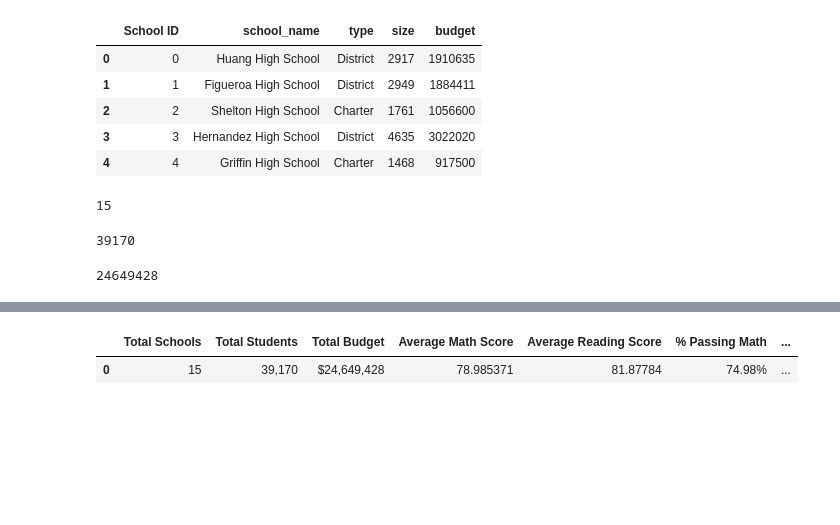
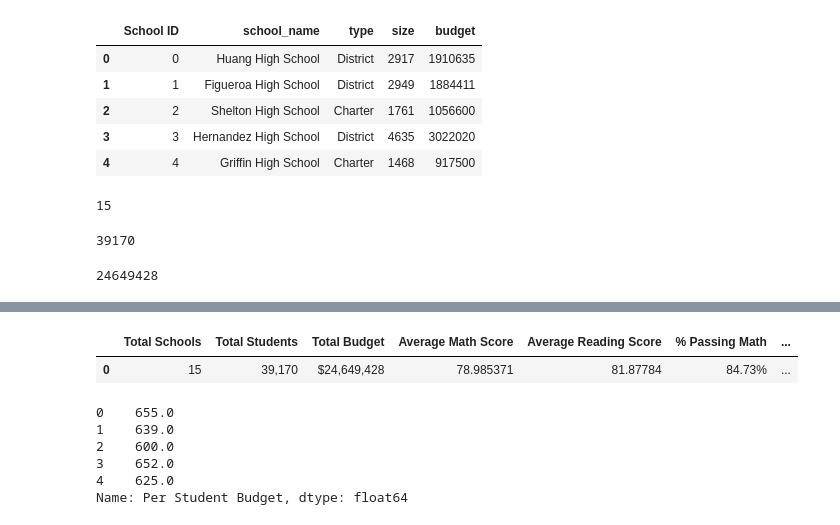
Before and after one commit to katrinan029/pandas-challenge, a Jupyter notebook: PyCitySchools/PyCitySchools.ipynb, the cells around one changed output, grey strips where cells are left out. Drawn from its saved outputs; the diff is of its cells as text; code cells hidden in the pictures; blank space fills up the shorter version.

```diff
--- a/PyCitySchools/PyCitySchools.ipynb
+++ b/PyCitySchools/PyCitySchools.ipynb
@@ -74,14 +83,27 @@ len(overall1)
 # %%
 district_df = pd.DataFrame({
     "Total Schools":[total_schools],
     "Total Students":f'{student_count:,}',
     "Total Budget":f'${total_budget:,}',
     "Average Math Score":[average_math],
     "Average Reading Score":[average_reading],
     "% Passing Math":f'{percentage_passing_math:.2%}',
     "% Passing Reading":f'{percentage_passing_reading:.2%}',
+    "% Overall Passing":f'{overall_passing:.2%}'
 })
 district_df
 # %% [output]
 |  | Total Schools | Total Students | Total Budget | Average Math Score | Average Reading Score | % Passing Math | ... |
-| 0 | 15 | 39,170 | $24,649,428 | 78.985371 | 81.87784 | 74.98% | ... |
+| 0 | 15 | 39,170 | $24,649,428 | 78.985371 | 81.87784 | 84.73% | ... |
+# %%
+school_summary_df = schools_df[["school_name", "type", "size","budget"]]
+school_summary_df.head()
+school_summary_df["Per Student Budget"] = school_summary_df["budget"]/school_summary_df["size"]
+school_summary_df["Per Student Budget"].head()
+# %% [output]
+0    655.0
+1    639.0
+2    600.0
+3    652.0
+4    625.0
+Name: Per Student Budget, dtype: float64
```
Also changed, not shown: parts of 15 cells of this notebook.
